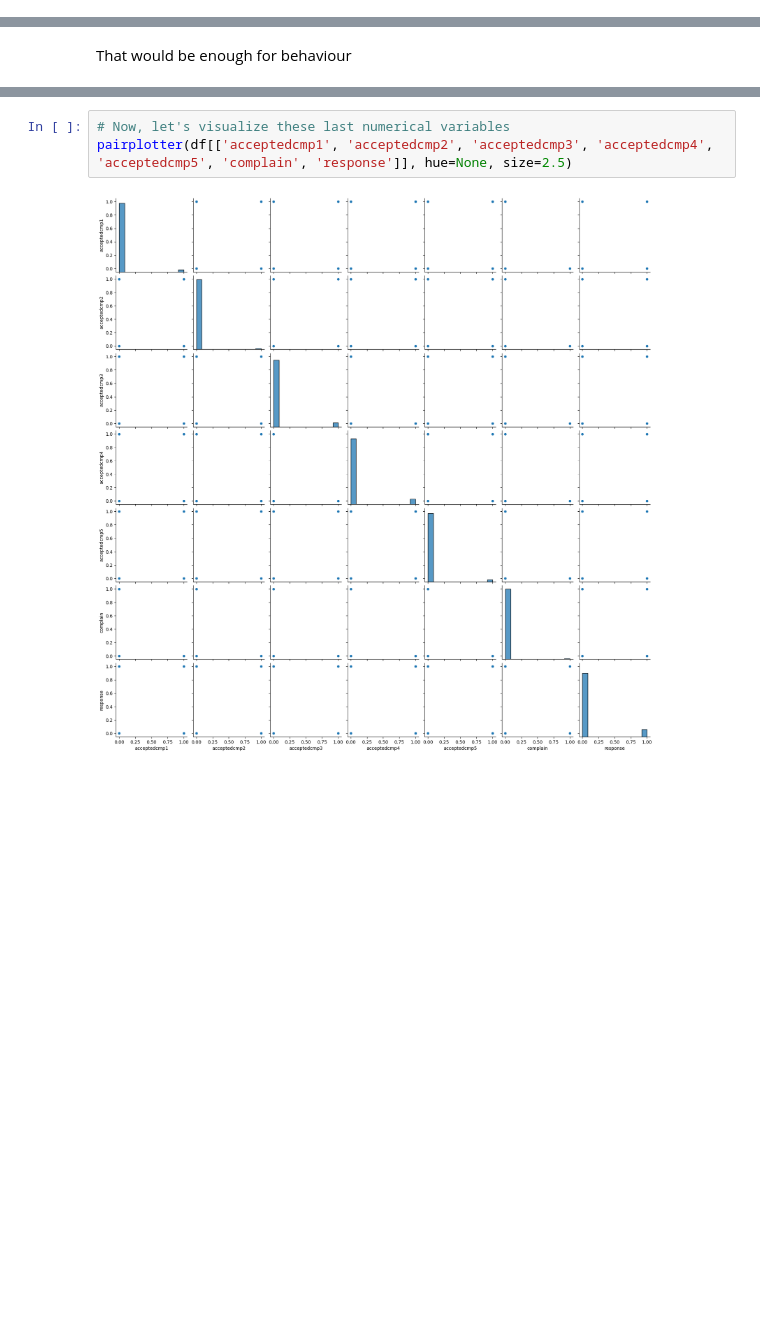
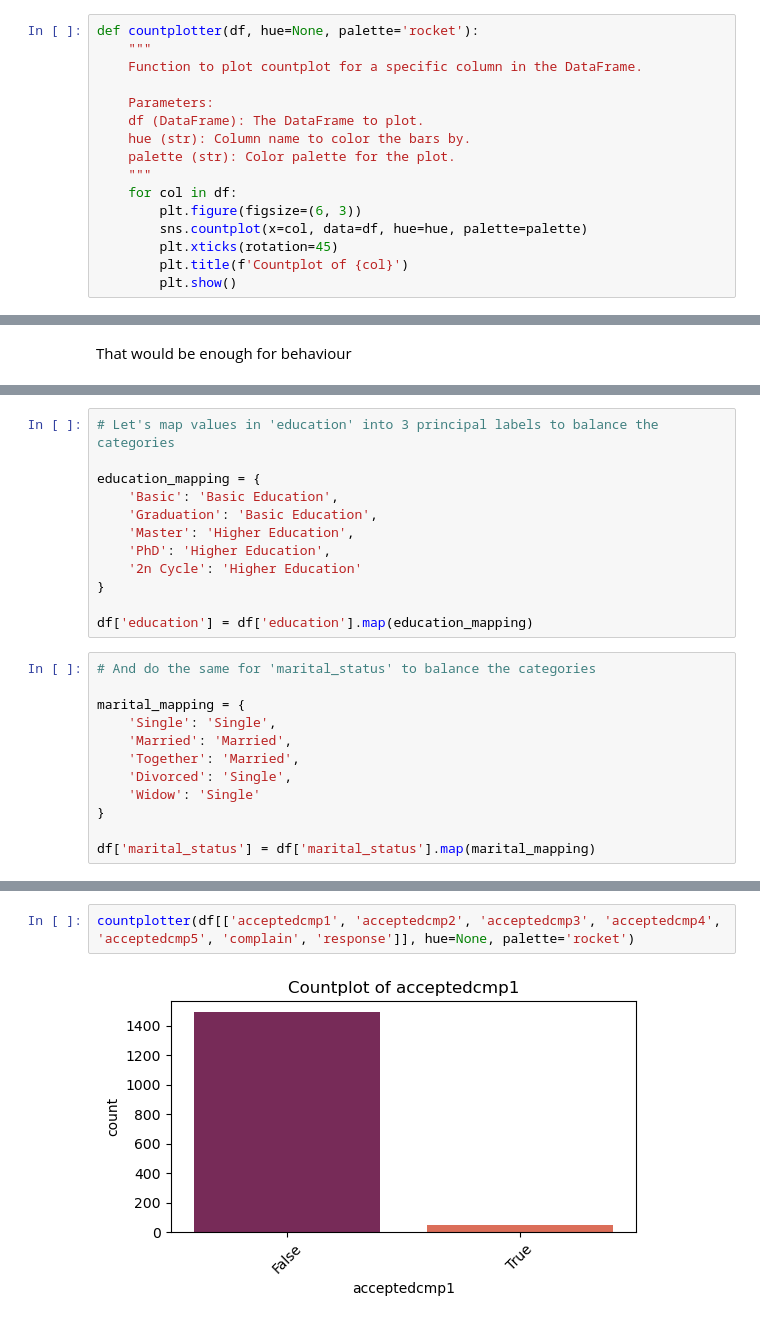
Before and after one commit to TonioDominguez/Marketing_Analysis_Clustering_Clients, a Jupyter notebook: preprocessing.ipynb, the cells around one changed output, grey strips where cells are left out. Cells and saved outputs as stored; diff of their text form; blank space fills up the shorter version.

```diff
--- a/preprocessing.ipynb
+++ b/preprocessing.ipynb
@@ -216,6 +222,22 @@ def remove_outliers_upper_quantile(df, column, quantile=0.90):
     """
     upper_bound = df[column].quantile(quantile)
     return df[df[column] <= upper_bound]
+# %%
+def countplotter(df, hue=None, palette='rocket'):
+    """
+    Function to plot countplot for a specific column in the DataFrame.
+
+    Parameters:
+    df (DataFrame): The DataFrame to plot.
+    hue (str): Column name to color the bars by.
+    palette (str): Color palette for the plot.
+    """
+    for col in df:
+        plt.figure(figsize=(6, 3))
+        sns.countplot(x=col, data=df, hue=hue, palette=palette)
+        plt.xticks(rotation=45)
+        plt.title(f'Countplot of {col}')
+        plt.show()
 # %% [markdown]
 Dataset context give us a clear classification about our series. In case of continuous ones, there are some variables that speaks about demographics, some about consumer preferences and others about consume behaviour. So let's pairplott them separately
 # %%
@@ -293,0 +349,24 @@ Finally, for the numericals, let's see the pairplots for the marketing campaign
+# %%
+# Let's map values in 'education' into 3 principal labels to balance the categories
+
+education_mapping = {
+    'Basic': 'Basic Education',
+    'Graduation': 'Basic Education',
+    'Master': 'Higher Education',
+    'PhD': 'Higher Education',
+    '2n Cycle': 'Higher Education'
+}
+
+df['education'] = df['education'].map(education_mapping)
+# %%
+# And do the same for 'marital_status' to balance the categories
+
+marital_mapping = {
+    'Single': 'Single',
+    'Married': 'Married',
+    'Together': 'Married',
+    'Divorced': 'Single',
+    'Widow': 'Single'
+}
+
+df['marital_status'] = df['marital_status'].map(marital_mapping)
@@ -294,5 +384,4 @@ Finally, for the numericals, let's see the pairplots for the marketing campaign
 # %%
-# Now, let's visualize these last numerical variables
-pairplotter(df[['acceptedcmp1', 'acceptedcmp2', 'acceptedcmp3', 'acceptedcmp4', 'acceptedcmp5', 'complain', 'response']], hue=None, size=2.5)
+countplotter(df[['acceptedcmp1', 'acceptedcmp2', 'acceptedcmp3', 'acceptedcmp4', 'acceptedcmp5', 'complain', 'response']], hue=None, palette='rocket')
 # %% [output]
-[figure, old version]
+[figure, new version]
```
Also changed, not shown: parts of 37 cells of this notebook.
